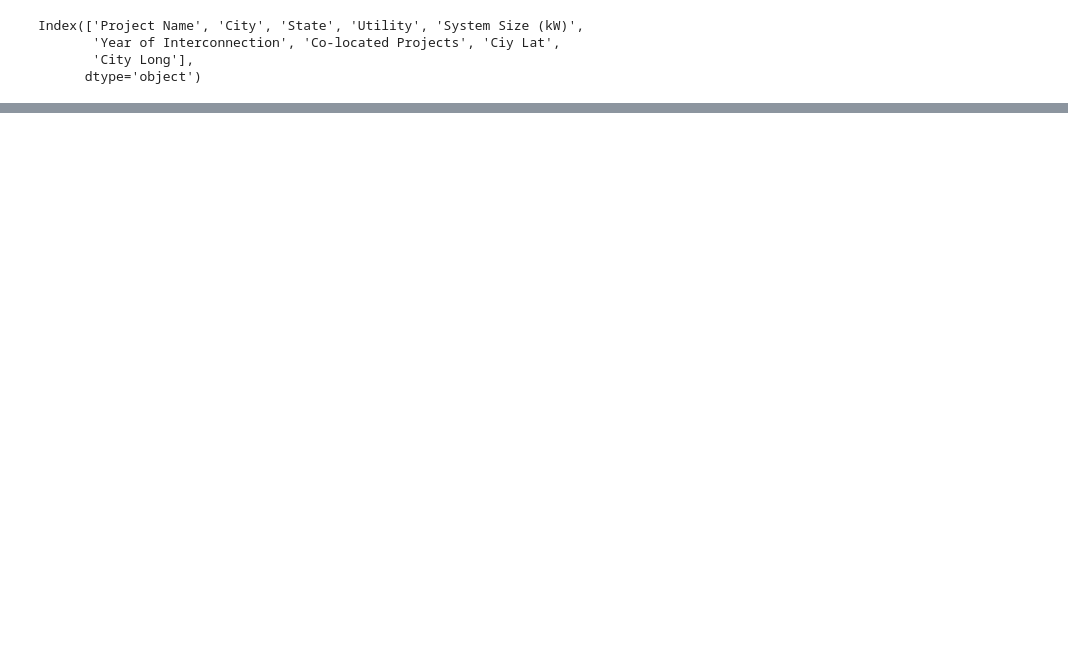
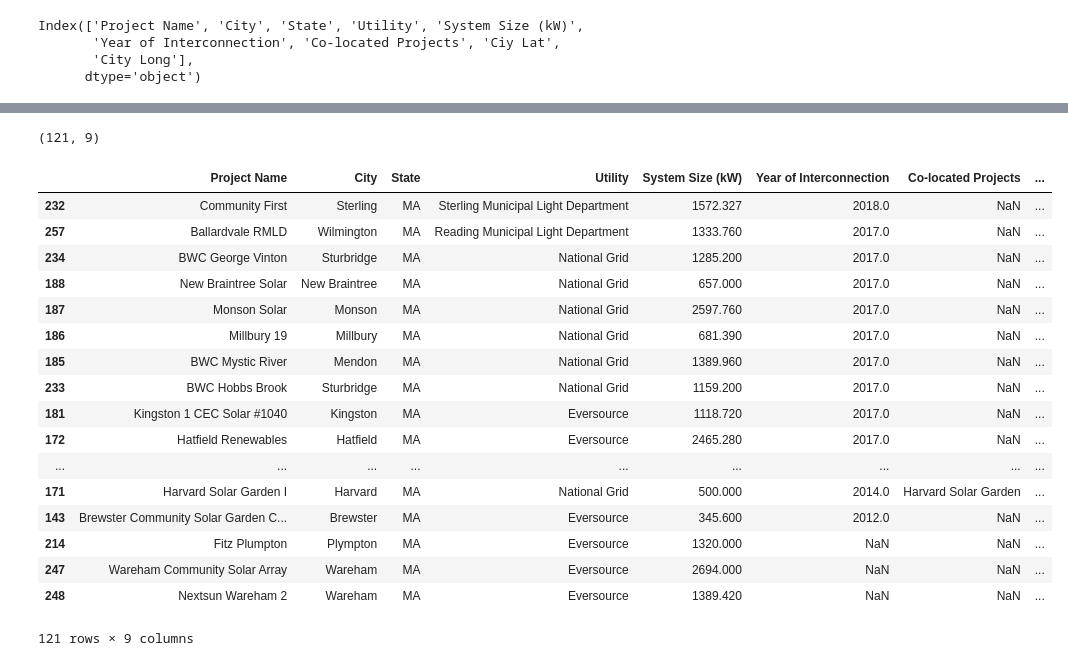
Before and after one commit to mattrehbein/data_studio, a Jupyter notebook: code/05-project/Community solar gardens.ipynb, the cells around one changed output, grey strips where cells are left out. Cells and saved outputs as stored; diff of their text form; code cells hidden in the pictures; blank space fills up the shorter version.

Commit message:
solar update 2

```diff
--- a/code/05-project/Community solar gardens.ipynb
+++ b/code/05-project/Community solar gardens.ipynb
@@ -44,0 +57,27 @@ Index(['Project Name', 'City', 'State', 'Utility', 'System Size (kW)',
+# %%
+MA = df[df.State == "MA"]
+# %%
+MA.shape
+# %% [output]
+(121, 9)
+# %%
+MA.sort_values(by='Year of Interconnection', ascending=False)
+# %% [output]
+|  | Project Name | City | State | Utility | System Size (kW) | Year of Interconnection | Co-located Projects | ... |
+| 232 | Community First | Sterling | MA | Sterling Municipal Light Department | 1572.327 | 2018.0 | NaN | ... |
+| 257 | Ballardvale RMLD | Wilmington | MA | Reading Municipal Light Department | 1333.760 | 2017.0 | NaN | ... |
+| 234 | BWC George Vinton | Sturbridge | MA | National Grid | 1285.200 | 2017.0 | NaN | ... |
+| 188 | New Braintree Solar | New Braintree | MA | National Grid | 657.000 | 2017.0 | NaN | ... |
+| 187 | Monson Solar | Monson | MA | National Grid | 2597.760 | 2017.0 | NaN | ... |
+| 186 | Millbury 19 | Millbury | MA | National Grid | 681.390 | 2017.0 | NaN | ... |
+| 185 | BWC Mystic River | Mendon | MA | National Grid | 1389.960 | 2017.0 | NaN | ... |
+| 233 | BWC Hobbs Brook | Sturbridge | MA | National Grid | 1159.200 | 2017.0 | NaN | ... |
+| 181 | Kingston 1 CEC Solar #1040 | Kingston | MA | Eversource | 1118.720 | 2017.0 | NaN | ... |
+| 172 | Hatfield Renewables | Hatfield | MA | Eversource | 2465.280 | 2017.0 | NaN | ... |
+| ... | ... | ... | ... | ... | ... | ... | ... | ... |
+| 171 | Harvard Solar Garden I | Harvard | MA | National Grid | 500.000 | 2014.0 | Harvard Solar Garden | ... |
+| 143 | Brewster Community Solar Garden C... | Brewster | MA | Eversource | 345.600 | 2012.0 | NaN | ... |
+| 214 | Fitz Plumpton | Plympton | MA | Eversource | 1320.000 | NaN | NaN | ... |
+| 247 | Wareham Community Solar Array | Wareham | MA | Eversource | 2694.000 | NaN | NaN | ... |
+| 248 | Nextsun Wareham 2 | Wareham | MA | Eversource | 1389.420 | NaN | NaN | ... |
+121 rows × 9 columns
```
Also changed, not shown: parts of 4 cells of this notebook, 4 other files.
